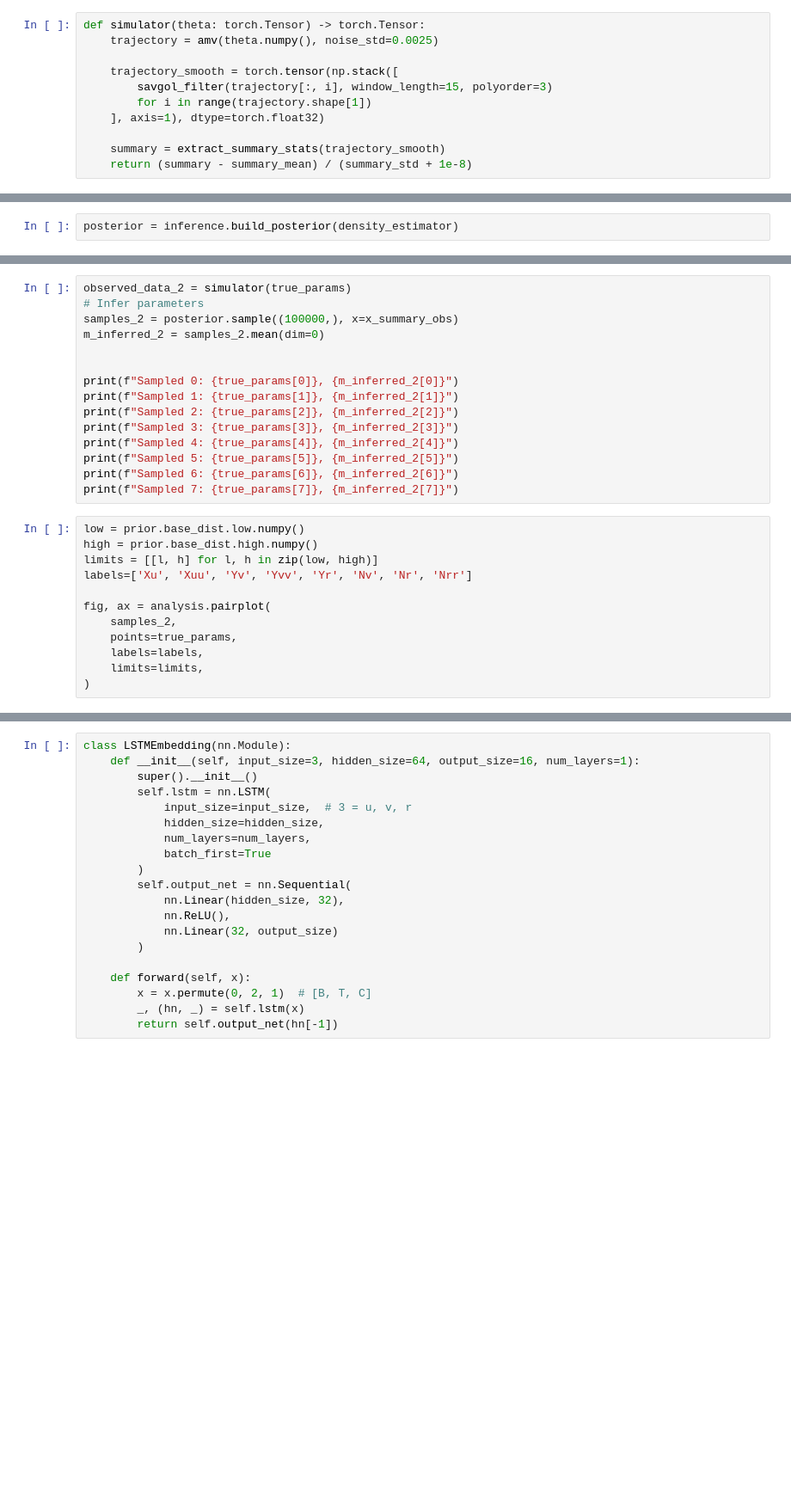
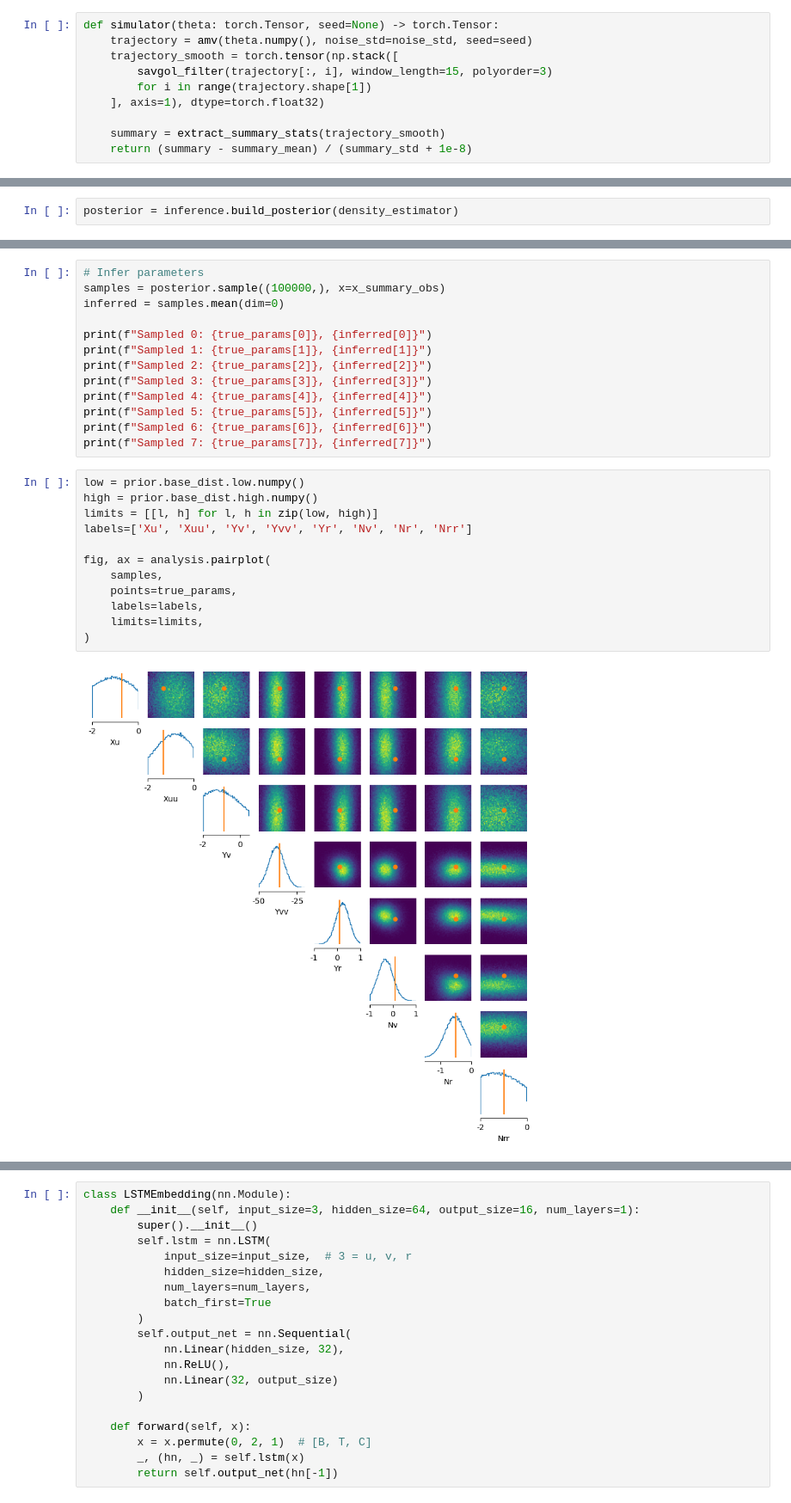
Before and after one commit to skcajs/pandora, a Jupyter notebook: notebooks/simulation_based_inference/amv/amv-expl.ipynb, the cells around one changed output, grey strips where cells are left out. Shown: that part at 86% size. Cells and saved outputs as stored; diff of their text form; blank space fills up the shorter version.

```diff
--- a/notebooks/simulation_based_inference/amv/amv-expl.ipynb
+++ b/notebooks/simulation_based_inference/amv/amv-expl.ipynb
@@ -179,9 +184,8 @@ def extract_summary_stats(trajectory: torch.Tensor, dt: float = 0.1):
 
     return torch.tensor(summaries, dtype=torch.float32)
 # %%
-def simulator(theta: torch.Tensor) -> torch.Tensor:
-    trajectory = amv(theta.numpy(), noise_std=0.0025)
-
+def simulator(theta: torch.Tensor, seed=None) -> torch.Tensor:
+    trajectory = amv(theta.numpy(), noise_std=noise_std, seed=seed)
     trajectory_smooth = torch.tensor(np.stack([
         savgol_filter(trajectory[:, i], window_length=15, polyorder=3)
         for i in range(trajectory.shape[1])
@@ -305,30 +331,30 @@ samples = posterior.sample((5000,), x=x_summary_obs)
 # %%
-observed_data_2 = simulator(true_params)
 # Infer parameters
-samples_2 = posterior.sample((100000,), x=x_summary_obs)
-m_inferred_2 = samples_2.mean(dim=0)
+samples = posterior.sample((100000,), x=x_summary_obs)
+inferred = samples.mean(dim=0)
 
-
-print(f"Sampled 0: {true_params[0]}, {m_inferred_2[0]}")
-print(f"Sampled 1: {true_params[1]}, {m_inferred_2[1]}")
-print(f"Sampled 2: {true_params[2]}, {m_inferred_2[2]}")
-print(f"Sampled 3: {true_params[3]}, {m_inferred_2[3]}")
-print(f"Sampled 4: {true_params[4]}, {m_inferred_2[4]}")
-print(f"Sampled 5: {true_params[5]}, {m_inferred_2[5]}")
-print(f"Sampled 6: {true_params[6]}, {m_inferred_2[6]}")
-print(f"Sampled 7: {true_params[7]}, {m_inferred_2[7]}")
+print(f"Sampled 0: {true_params[0]}, {inferred[0]}")
+print(f"Sampled 1: {true_params[1]}, {inferred[1]}")
+print(f"Sampled 2: {true_params[2]}, {inferred[2]}")
+print(f"Sampled 3: {true_params[3]}, {inferred[3]}")
+print(f"Sampled 4: {true_params[4]}, {inferred[4]}")
+print(f"Sampled 5: {true_params[5]}, {inferred[5]}")
+print(f"Sampled 6: {true_params[6]}, {inferred[6]}")
+print(f"Sampled 7: {true_params[7]}, {inferred[7]}")
 # %%
 low = prior.base_dist.low.numpy()
 high = prior.base_dist.high.numpy()
 limits = [[l, h] for l, h in zip(low, high)]
 labels=['Xu', 'Xuu', 'Yv', 'Yvv', 'Yr', 'Nv', 'Nr', 'Nrr']
 
 fig, ax = analysis.pairplot(
-    samples_2,
+    samples,
     points=true_params,
     labels=labels,
     limits=limits,
 )
+# %% [output]
+[figure, added]
 # %%
 def plot_posterior_prediction_band_amv(
     posterior,
```
Also changed, not shown: parts of 18 cells of this notebook, 2 other files.
